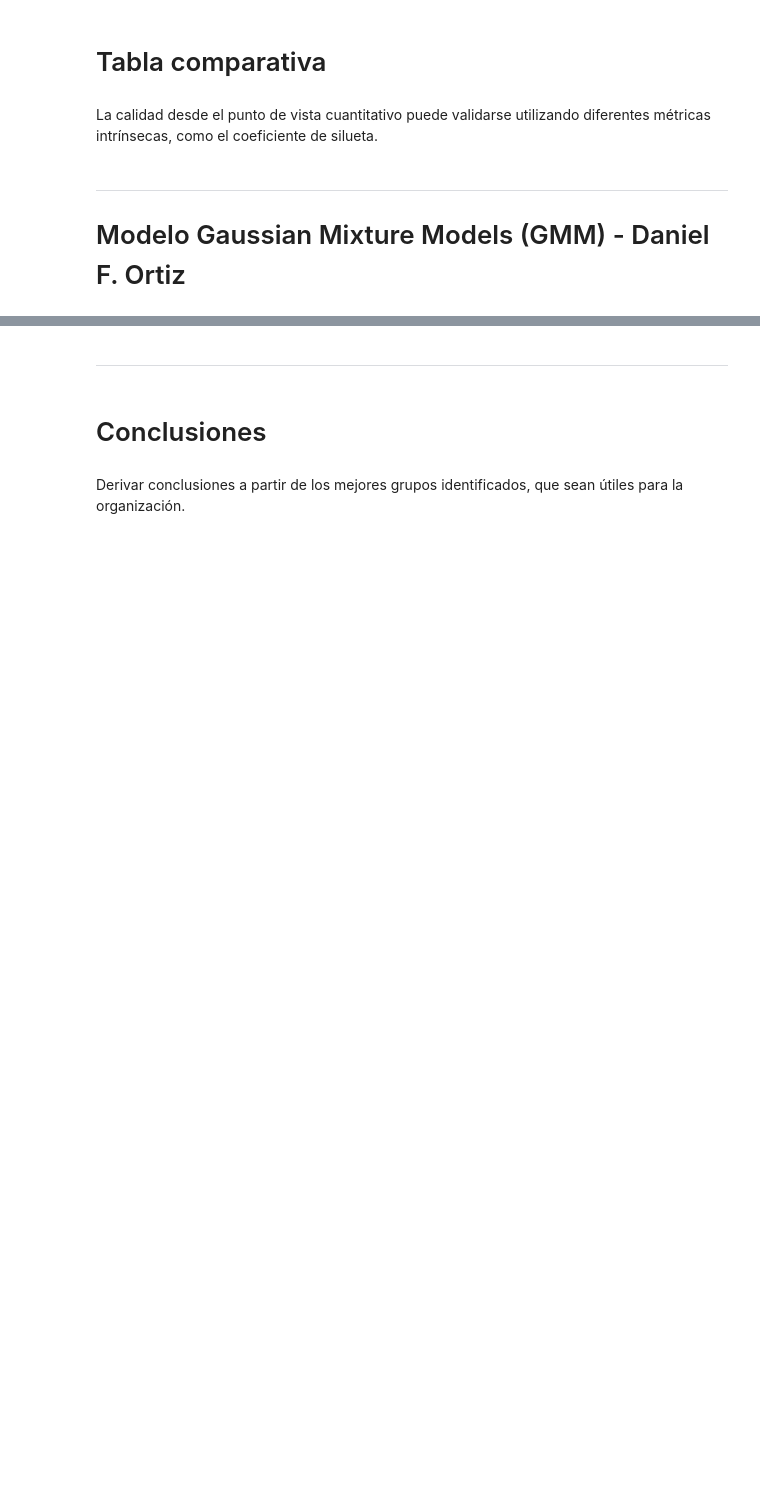
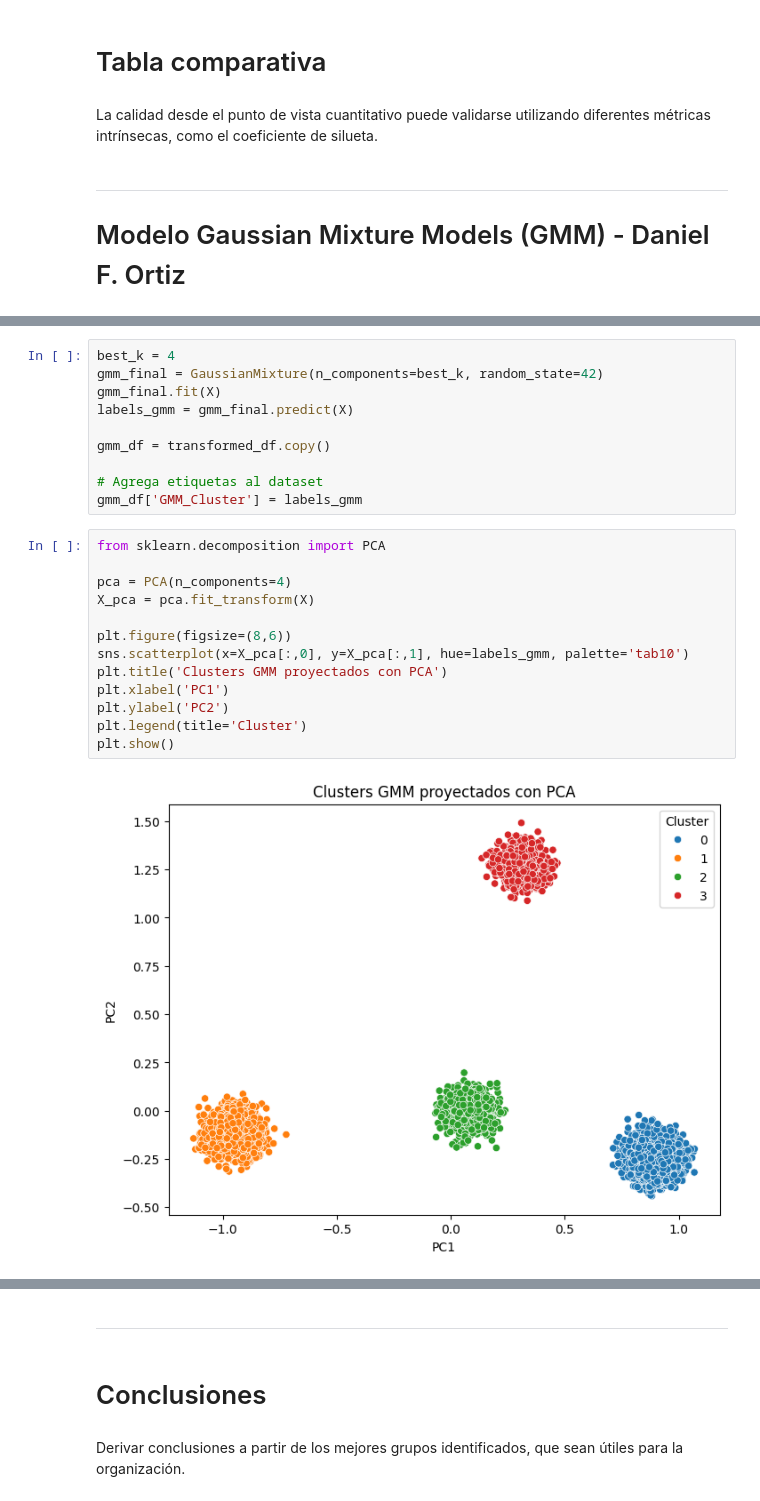
Before and after one commit to j4vierb/FinanzasAlpes-lab2, a Jupyter notebook: v1.ipynb, the cells around one changed output, grey strips where cells are left out. Saved outputs shown, nothing was run; the diff lists cells and outputs as text; blank space fills up the shorter version.

```diff
--- a/v1.ipynb
+++ b/v1.ipynb
@@ -759,0 +861,25 @@ codigo = 1
+# %%
+best_k = 4
+gmm_final = GaussianMixture(n_components=best_k, random_state=42)
+gmm_final.fit(X)
+labels_gmm = gmm_final.predict(X)
+
+gmm_df = transformed_df.copy()
+
+# Agrega etiquetas al dataset
+gmm_df['GMM_Cluster'] = labels_gmm
+# %%
+from sklearn.decomposition import PCA
+
+pca = PCA(n_components=4)
+X_pca = pca.fit_transform(X)
+
+plt.figure(figsize=(8,6))
+sns.scatterplot(x=X_pca[:,0], y=X_pca[:,1], hue=labels_gmm, palette='tab10')
+plt.title('Clusters GMM proyectados con PCA')
+plt.xlabel('PC1')
+plt.ylabel('PC2')
+plt.legend(title='Cluster')
+plt.show()
+# %% [output]
+[figure, added]
```
Also changed, not shown: parts of 7 cells of this notebook.
